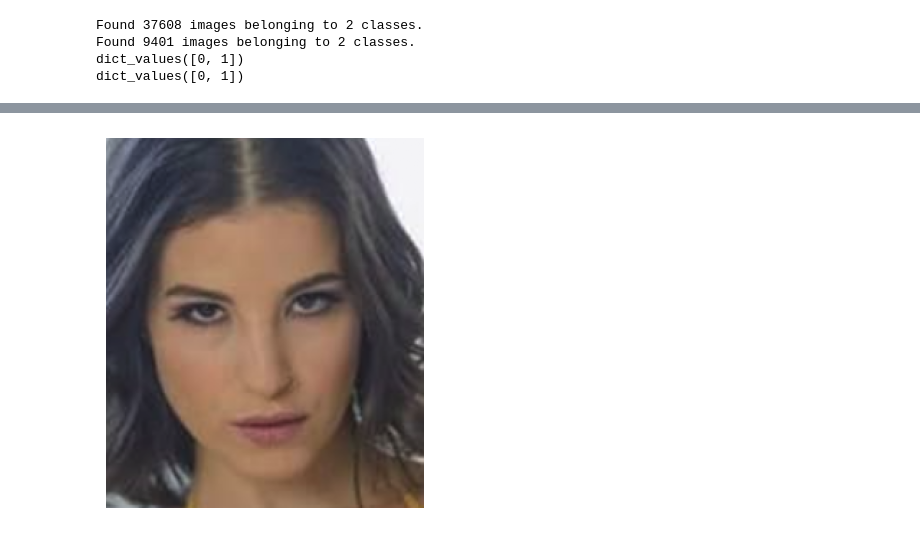
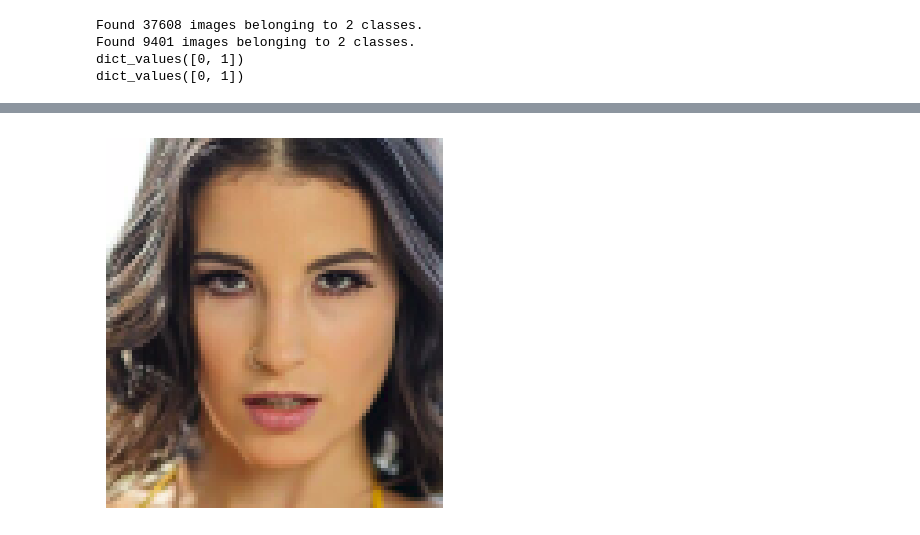
Before and after one commit to Sankalp-2820/Male-Female-Classifier, a Jupyter notebook: Male_Female Classifier CNN.ipynb, the cells around one changed output, grey strips where cells are left out. Saved outputs shown, nothing was run; the diff lists cells and outputs as text; code cells hidden in the pictures.

```diff
--- a/Male_Female Classifier CNN.ipynb
+++ b/Male_Female Classifier CNN.ipynb
@@ -138,7 +146,7 @@ def predictor(image_path):
     return img
 
 
-image_path = '/Users/sankalpdeshmukh2820/Desktop/ML/Male Female Classifier/sampleimg1.jpg'
+image_path = '/Users/sankalpdeshmukh2820/Desktop/ML/Male Female Classifier/sampleimg11.jpg'
 predictor(image_path)
 img = mpimg.imread(image_path)
 plt.imshow(img)
@@ -151 +159 @@ Female Detected
-[figure, old version]
+[figure, new version]
```
Also changed, not shown: parts of 7 cells of this notebook, 11 other files.
